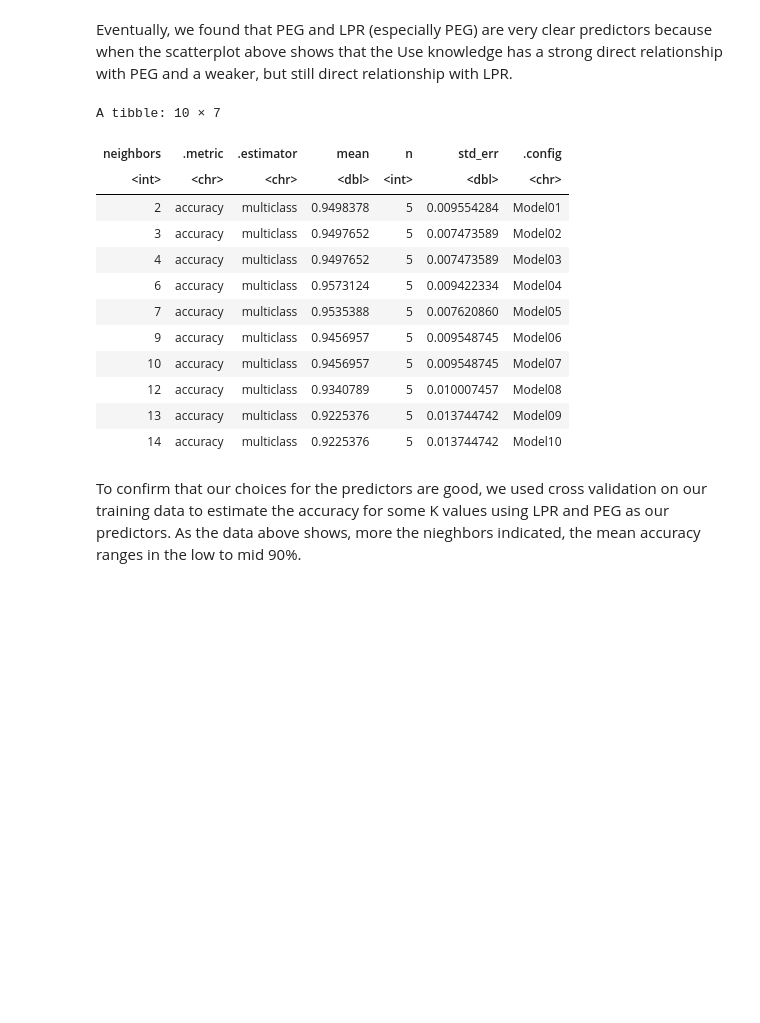
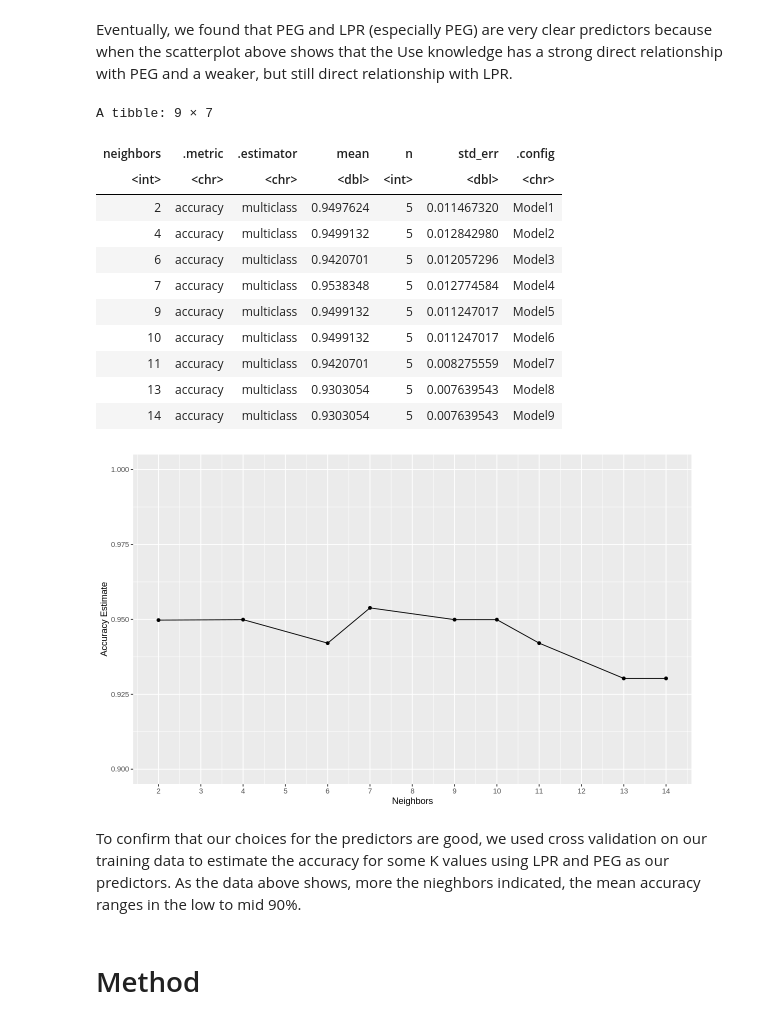
Before and after one commit to Jet-G/dsci-group-project-14, a Jupyter notebook: proposal/Proposal.ipynb, the cells around one changed output. Cells and saved outputs as stored; diff of their text form; code cells hidden in the pictures; blank space fills up the shorter version.

Commit message:
Add a graph about best k and add method part

```diff
--- a/proposal/Proposal.ipynb
+++ b/proposal/Proposal.ipynb
@@ -13,5 +13,5 @@ download.file(url, destfile = "data/Data_User_Modeling_Dataset.xls")
 # %%
-training_data <- read_excel("data/Data_User_Modeling_Dataset.xls", sheet = 2) %>%
+training_data <- read_excel("data/Data_User_Modeling_Dataset_Hamdi.xls", sheet = 2) %>%
 select(STG:UNS) %>%
 mutate(UNS = as.factor(UNS))
 training_data
@@ -136,30 +136,41 @@ Eventually, we found that PEG and LPR (especially PEG) are very clear predictors
 # %%
 UNS_vfold <- vfold_cv(training_data, v = 5, strata = UNS)
 UNS_recipe <- recipe(UNS ~ PEG + LPR, data = training_data)
 UNS_spec <- nearest_neighbor(weight_func = "rectangular", neighbors = tune()) %>%
 set_engine("kknn") %>%
 set_mode("classification")
 workflow <- workflow() %>%
 add_recipe(UNS_recipe) %>%
 add_model(UNS_spec) %>%
 tune_grid(resamples = UNS_vfold, grid = 10) %>%
 collect_metrics()
 
 workflow_UNS <- filter(workflow, .metric == "accuracy")
 workflow_UNS
+
+options(repr.plot.width=10, repr.plot.height=6)
+accuracy_versus_k <- ggplot(workflow_UNS, aes(x = neighbors, y = mean))+
+      geom_point() +
+      geom_line() +
+      labs(x = "Neighbors", y = "Accuracy Estimate") +
+      scale_x_continuous(breaks = seq(0, 14, by = 1)) +  # adjusting the x-axis
+      scale_y_continuous(limits = c(0.9, 1)) # adjusting the y-axis
+accuracy_versus_k
 # %% [output]
-A tibble: 10 × 7
+A tibble: 9 × 7
 | neighbors | .metric | .estimator | mean | n | std_err | .config |
 | <int> | <chr> | <chr> | <dbl> | <int> | <dbl> | <chr> |
-| 2 | accuracy | multiclass | 0.9498378 | 5 | 0.009554284 | Model01 |
-| 3 | accuracy | multiclass | 0.9497652 | 5 | 0.007473589 | Model02 |
-| 4 | accuracy | multiclass | 0.9497652 | 5 | 0.007473589 | Model03 |
-| 6 | accuracy | multiclass | 0.9573124 | 5 | 0.009422334 | Model04 |
-| 7 | accuracy | multiclass | 0.9535388 | 5 | 0.007620860 | Model05 |
-| 9 | accuracy | multiclass | 0.9456957 | 5 | 0.009548745 | Model06 |
-| 10 | accuracy | multiclass | 0.9456957 | 5 | 0.009548745 | Model07 |
-| 12 | accuracy | multiclass | 0.9340789 | 5 | 0.010007457 | Model08 |
-| 13 | accuracy | multiclass | 0.9225376 | 5 | 0.013744742 | Model09 |
-| 14 | accuracy | multiclass | 0.9225376 | 5 | 0.013744742 | Model10 |
+| 2 | accuracy | multiclass | 0.9497624 | 5 | 0.011467320 | Model1 |
+| 4 | accuracy | multiclass | 0.9499132 | 5 | 0.012842980 | Model2 |
+| 6 | accuracy | multiclass | 0.9420701 | 5 | 0.012057296 | Model3 |
+| 7 | accuracy | multiclass | 0.9538348 | 5 | 0.012774584 | Model4 |
+| 9 | accuracy | multiclass | 0.9499132 | 5 | 0.011247017 | Model5 |
+| 10 | accuracy | multiclass | 0.9499132 | 5 | 0.011247017 | Model6 |
+| 11 | accuracy | multiclass | 0.9420701 | 5 | 0.008275559 | Model7 |
+| 13 | accuracy | multiclass | 0.9303054 | 5 | 0.007639543 | Model8 |
+| 14 | accuracy | multiclass | 0.9303054 | 5 | 0.007639543 | Model9 |
+[figure, added]
 # %% [markdown]
 To confirm that our choices for the predictors are good, we used cross validation on our training data to estimate the accuracy for some K values using LPR and PEG as our predictors. As the data above shows, more the nieghbors indicated, the mean accuracy ranges in the low to mid 90%.
+# %% [markdown]
+# Method
```
Also changed, not shown: parts of 3 cells of this notebook, 1 other file.
